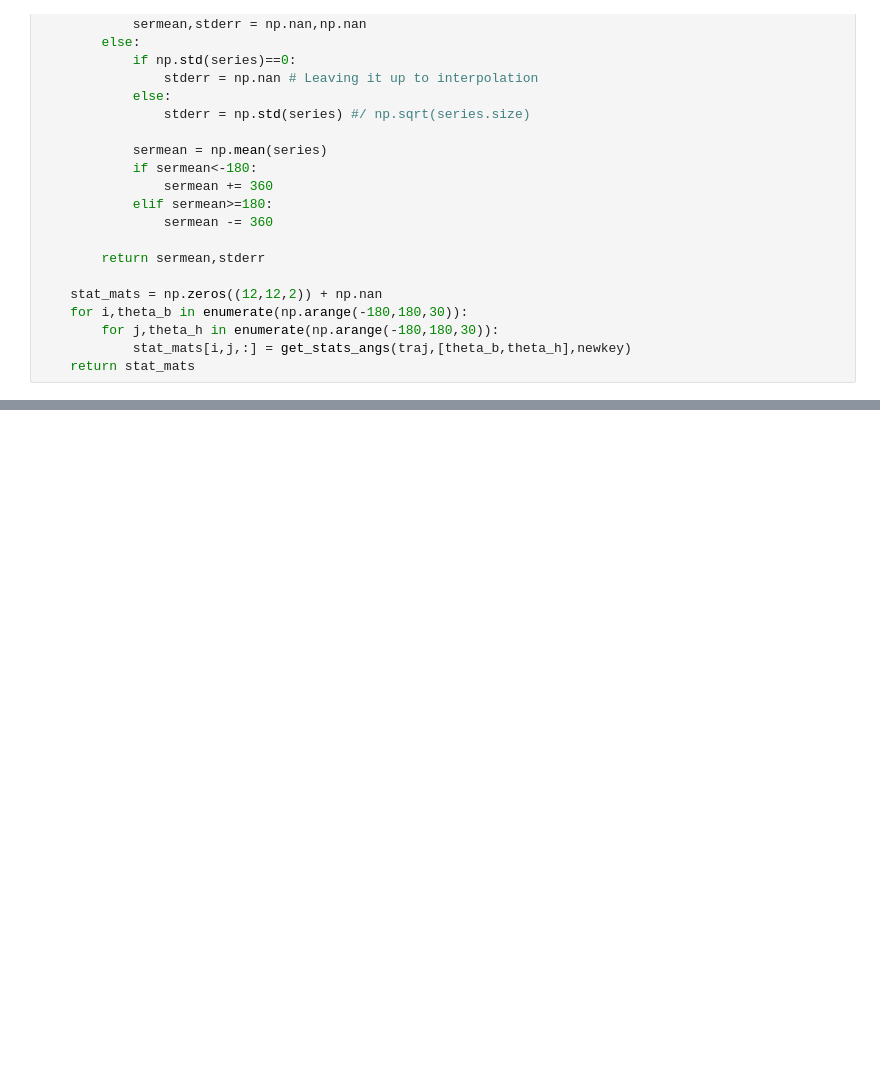
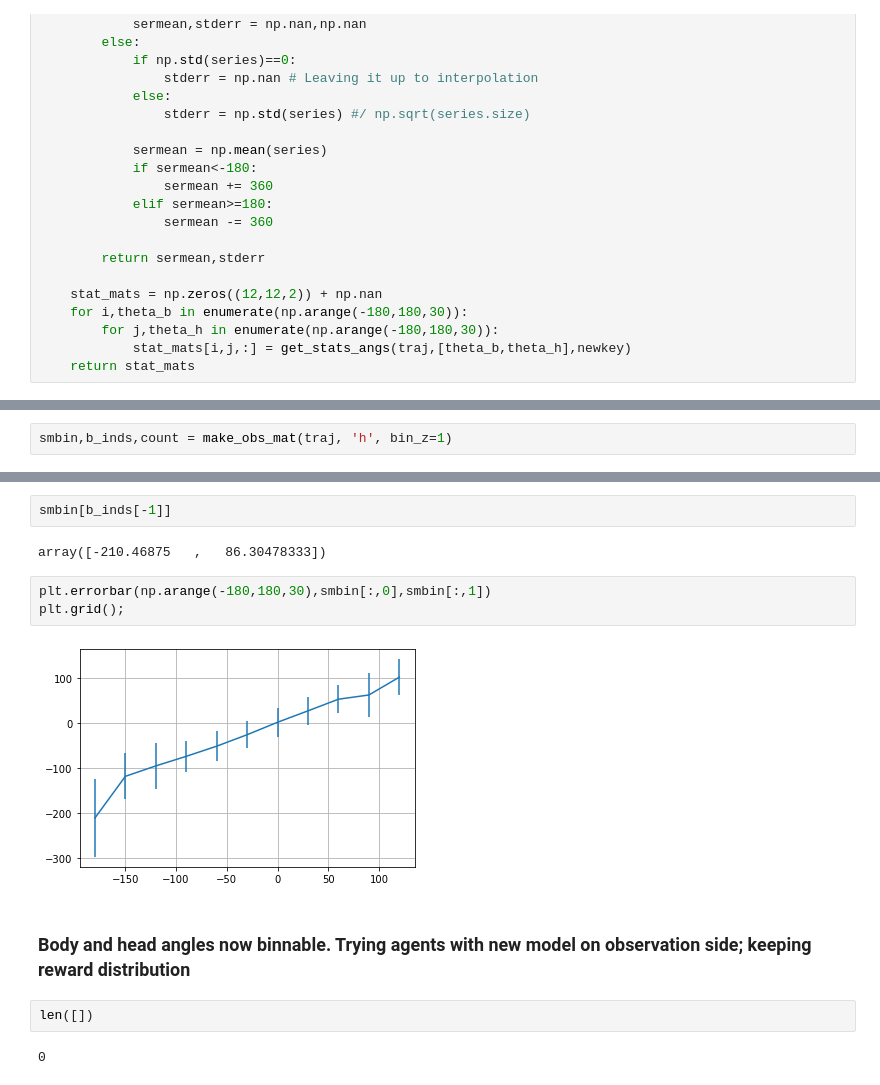
Before and after one commit to ccli3896/RLWorms, a Jupyter notebook: 10_30_model/modeldev2.ipynb, the cells around one changed output, grey strips where cells are left out. Cells and saved outputs as stored; diff of their text form; blank space fills up the shorter version.

```diff
--- a/10_30_model/modeldev2.ipynb
+++ b/10_30_model/modeldev2.ipynb
@@ -250,0 +290,2 @@ array([-1.05714534, -0.95344716, -0.5732205 , -0.45223929,  0.5156104 ,
+# %%
+smbin,b_inds,count = make_obs_mat(traj, 'h', bin_z=1)
@@ -250,0 +307,15 @@ array([-1.05714534, -0.95344716, -0.5732205 , -0.45223929,  0.5156104 ,
+# %%
+smbin[b_inds[-1]]
+# %% [output]
+array([-210.46875   ,   86.30478333])
+# %%
+plt.errorbar(np.arange(-180,180,30),smbin[:,0],smbin[:,1])
+plt.grid();
+# %% [output]
+[figure, added]
+# %% [markdown]
+### Body and head angles now binnable. Trying agents with new model on observation side; keeping reward distribution
+# %%
+len([])
+# %% [output]
+0
```
Also changed, not shown: parts of 14 cells of this notebook, 4 other files.
